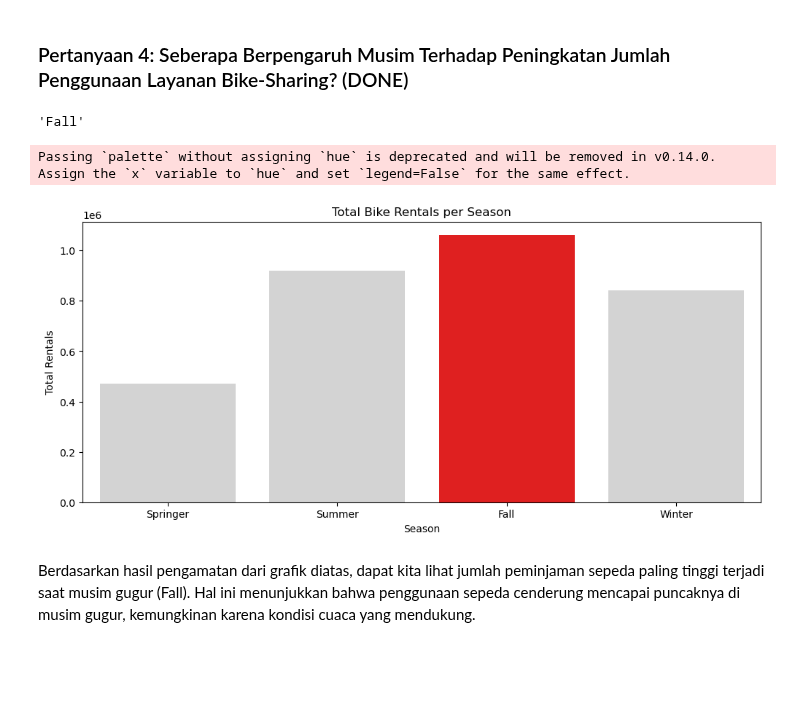
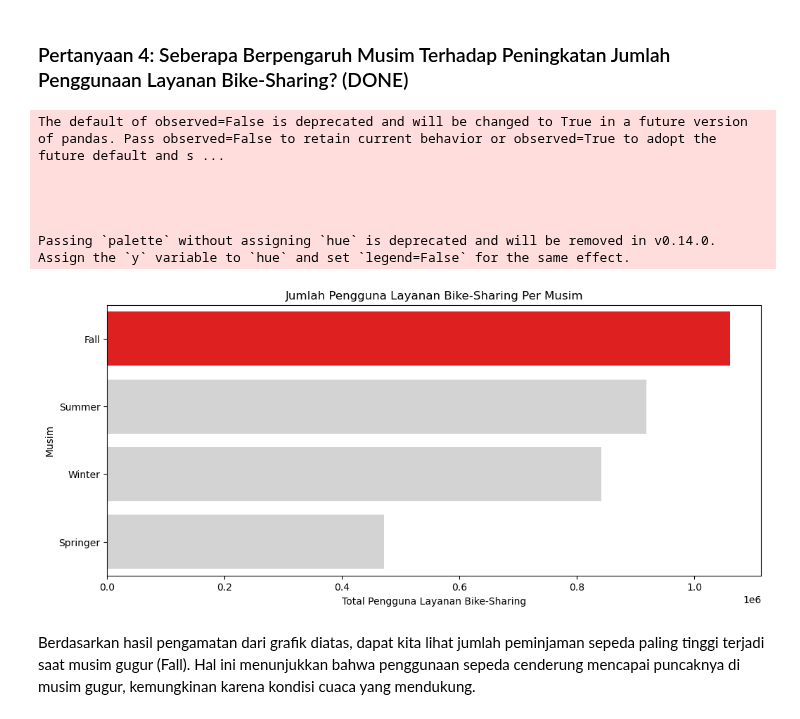
Before and after one commit to alouvre/BADDP_DicodingSubmission_ProyekAnalisisData, a Jupyter notebook: notebook.ipynb, the cells around one changed output. Cells and saved outputs as stored; diff of their text form; code cells hidden in the pictures; blank space fills up the shorter version.

Commit message:
update visualization

```diff
--- a/notebook.ipynb
+++ b/notebook.ipynb
@@ -519,0 +517,5 @@ The default of observed=False is deprecated and will be changed to True in a fut
+# %%
+# Mengelompokkan dan mengurutkan data berdasarkan jumlah peminjaman
+seasonly_users_df_sorted = df_day.groupby("season", as_index=False)["count_rent"].sum()
+seasonly_users_df_sorted = seasonly_users_df_sorted.sort_values(by="count_rent", ascending=False)
+seasonly_users_df_sorted
@@ -519,0 +529,4 @@ The default of observed=False is deprecated and will be changed to True in a fut
+# %%
+# Menentukan musim dengan jumlah peminjaman tertinggi
+max_season = seasonly_users_df_sorted.iloc[0]["season"]
+max_season
@@ -625,27 +641,29 @@ plt.show()
 Berdasarkan hasil pengamatan pada grafik diatas, terlihat sangat jelas bahwa pola penggunaan layanan bike-sharing berdasarkan jam dalam sehari. Jumlah peminjaman sepeda mencapai puncaknya pada pukul 08.00 dan 17.00. Hal ini menunjukkan sebagian besar pengguna menggunakan sepeda untuk berangkat dan pulang kerja.
 # %% [markdown]
 ### Pertanyaan 4: Seberapa Berpengaruh Musim Terhadap Peningkatan Jumlah Penggunaan Layanan Bike-Sharing? (DONE)
-# %%
-# Menentukan musim dengan jumlah peminjaman tertinggi
-max_season = seasonly_users_df.loc[seasonly_users_df["count_rent"].idxmax(), "season"]
-max_season
-# %% [output]
-'Fall'
 # %%
-# Buat warna untuk setiap musim (warna berbeda untuk musim tertinggi)
-colors = ["#D3D3D3" if season != max_season else "red" for season in seasonly_users_df["season"]]
+# Membuat warna: merah untuk yang tertinggi, abu-abu untuk lainnya
+colors = ["red" if season == max_season else "#D3D3D3" for season in seasonly_users_df_sorted["season"]]
 
-# Plot
+# Membuat plot horizontal
 plt.figure(figsize=(12, 5))
-sns.barplot(x="season", y="count_rent", data=seasonly_users_df, palette=colors)
+sns.barplot(x="count_rent", y="season", data=seasonly_users_df_sorted, palette=colors, order=seasonly_users_df_sorted["season"], orient="h")
 
-plt.xlabel("Season")
-plt.ylabel("Total Rentals")
-plt.title("Total Bike Rentals per Season")
+# Menambahkan label dan judul
+plt.xlabel("Total Pengguna Layanan Bike-Sharing")
+plt.ylabel("Musim")
+plt.title("Jumlah Pengguna Layanan Bike-Sharing Per Musim")
+
+# Menampilkan plot
 plt.show()
 # %% [output]
-Passing `palette` without assigning `hue` is deprecated and will be removed in v0.14.0. Assign the `x` variable to `hue` and set `legend=False` for the same effect.
+The default of observed=False is deprecated and will be changed to True in a future version of pandas. Pass observed=False to retain current behavior or observed=True to adopt the future default and s ...
+
+
+
+
+Passing `palette` without assigning `hue` is deprecated and will be removed in v0.14.0. Assign the `y` variable to `hue` and set `legend=False` for the same effect.
-[figure, old version]
+[figure, new version]
 # %% [markdown]
 Berdasarkan hasil pengamatan dari grafik diatas, dapat kita lihat jumlah peminjaman sepeda paling tinggi terjadi saat musim gugur (Fall). Hal ini menunjukkan bahwa penggunaan sepeda cenderung mencapai puncaknya di musim gugur, kemungkinan karena kondisi cuaca yang mendukung.
 # %% [markdown]
```
Also changed, not shown: parts of 10 cells of this notebook, 2 other files.
